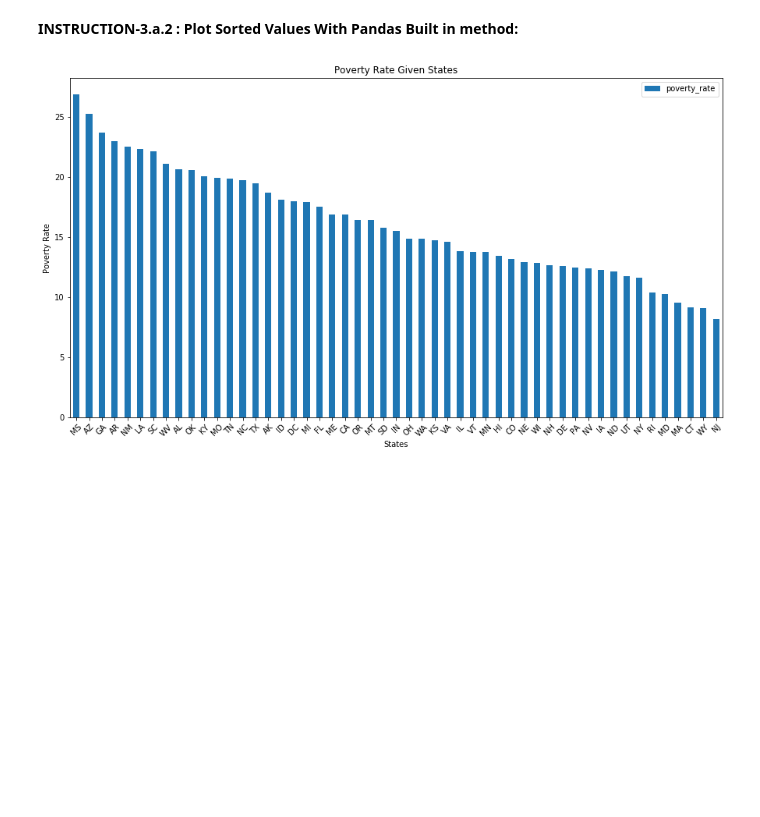
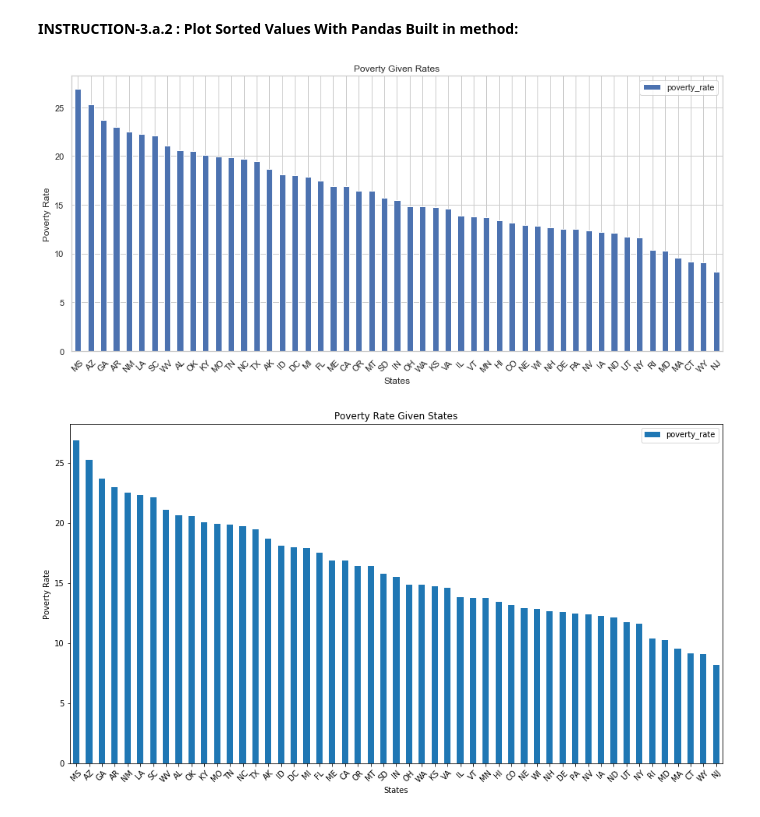
Before and after one commit to idenw/Statistics-Data-Analysis-with-Python-Data-Visualization-with-Python, a Jupyter notebook: 02-EU_DS_DVPy_M1-(PoliceKills)/USA_Fatal_Police_Shoot_Analyse_student_version.ipynb, the cells around one changed output. Cells and saved outputs as stored; diff of their text form; code cells hidden in the pictures; blank space fills up the shorter version.

```diff
--- a/02-EU_DS_DVPy_M1-(PoliceKills)/USA_Fatal_Police_Shoot_Analyse_student_version.ipynb
+++ b/02-EU_DS_DVPy_M1-(PoliceKills)/USA_Fatal_Police_Shoot_Analyse_student_version.ipynb
@@ -145,6 +153,15 @@ pr.groupby("Geographic Area").mean().plot.bar()
 # %%
 ps1= pr.groupby("Geographic Area").mean()
 ps=ps1.sort_values(by="poverty_rate",ascending=False)
+# %%
+f, ax = plt.subplots(figsize=(15, 6.5))
+ps.plot.bar( title="Poverty Given Rates",ax=ax)
+ax.set_ylabel('Poverty Rate')
+ax.set_xlabel('States')
+ax.set_xticklabels(ps.index, rotation=45)
+plt.show()
+# %% [output]
+[figure, added]
 # %%
 # %% [output]
 [figure]
```
Also changed, not shown: parts of 24 cells of this notebook.
